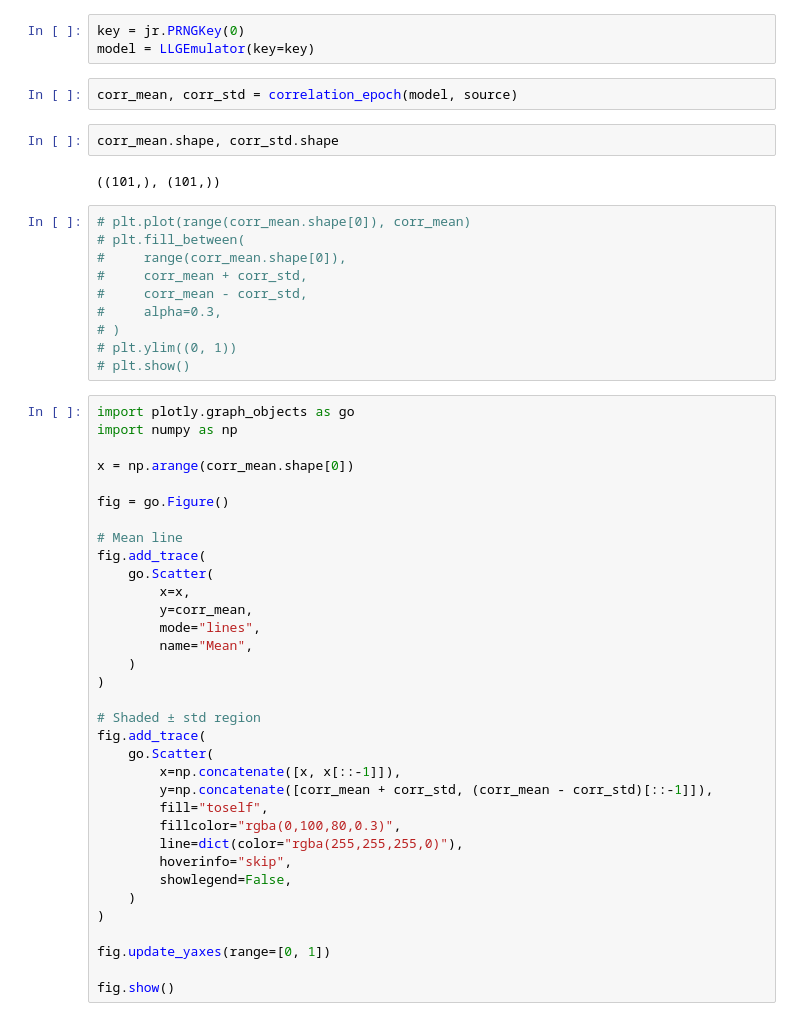
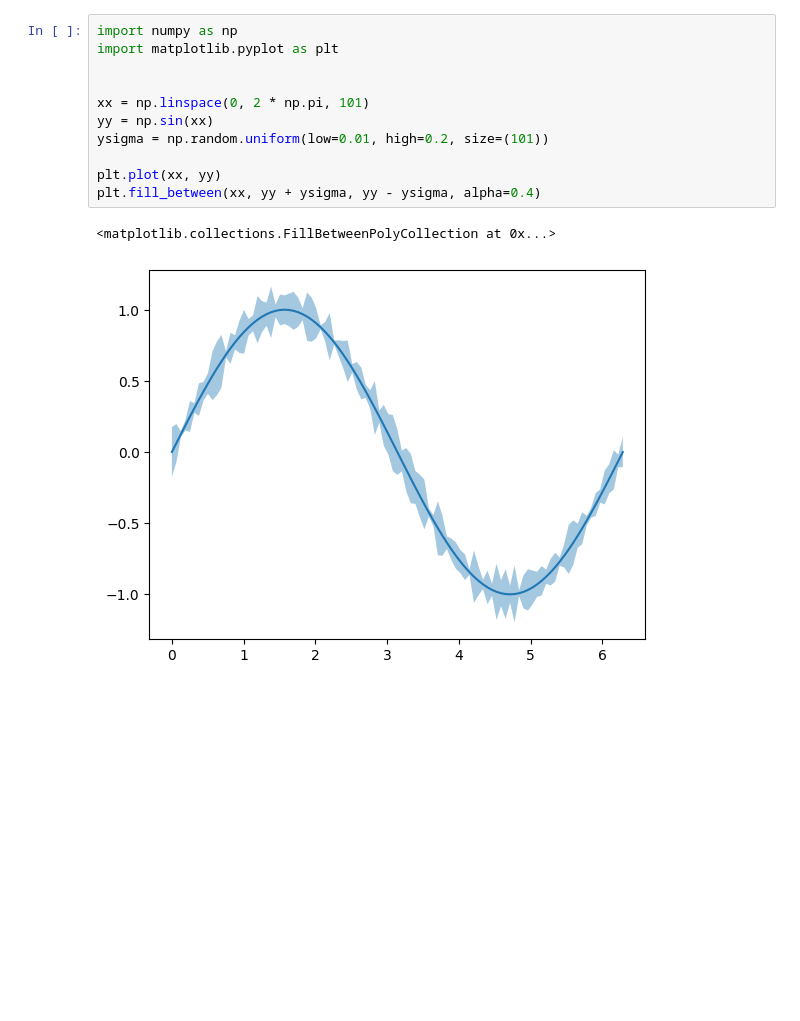
Before and after one commit to jack-smithy/llg-emulator, a Jupyter notebook: main.ipynb, the cells around one changed output. Saved outputs shown, nothing was run; the diff lists cells and outputs as text; blank space fills up the shorter version.

```diff
--- a/main.ipynb
+++ b/main.ipynb
@@ -23,53 +1,14 @@ source = LLGStepperSource(path=path)
-# %%
-key = jr.PRNGKey(0)
-model = LLGEmulator(key=key)
-# %%
-corr_mean, corr_std = correlation_epoch(model, source)
-# %%
-corr_mean.shape, corr_std.shape
-# %% [output]
-((101,), (101,))
-# %%
-# plt.plot(range(corr_mean.shape[0]), corr_mean)
-# plt.fill_between(
-#     range(corr_mean.shape[0]),
-#     corr_mean + corr_std,
-#     corr_mean - corr_std,
-#     alpha=0.3,
-# )
-# plt.ylim((0, 1))
-# plt.show()
-# %%
-import plotly.graph_objects as go
-import numpy as np
-
-x = np.arange(corr_mean.shape[0])
-
-fig = go.Figure()
-
-# Mean line
-fig.add_trace(
-    go.Scatter(
-        x=x,
-        y=corr_mean,
-        mode="lines",
-        name="Mean",
-    )
-)
-
-# Shaded ± std region
-fig.add_trace(
-    go.Scatter(
-        x=np.concatenate([x, x[::-1]]),
-        y=np.concatenate([corr_mean + corr_std, (corr_mean - corr_std)[::-1]]),
-        fill="toself",
-        fillcolor="rgba(0,100,80,0.3)",
-        line=dict(color="rgba(255,255,255,0)"),
-        hoverinfo="skip",
-        showlegend=False,
-    )
-)
-
-fig.update_yaxes(range=[0, 1])
-
-fig.show()
+# %%
+import numpy as np
+import matplotlib.pyplot as plt
+
+
+xx = np.linspace(0, 2 * np.pi, 101)
+yy = np.sin(xx)
+ysigma = np.random.uniform(low=0.01, high=0.2, size=(101))
+
+plt.plot(xx, yy)
+plt.fill_between(xx, yy + ysigma, yy - ysigma, alpha=0.4)
+# %% [output]
+<matplotlib.collections.FillBetweenPolyCollection at 0x...>
+[figure, added]
```
Also changed, not shown: parts of 4 cells of this notebook, 5 other files.
